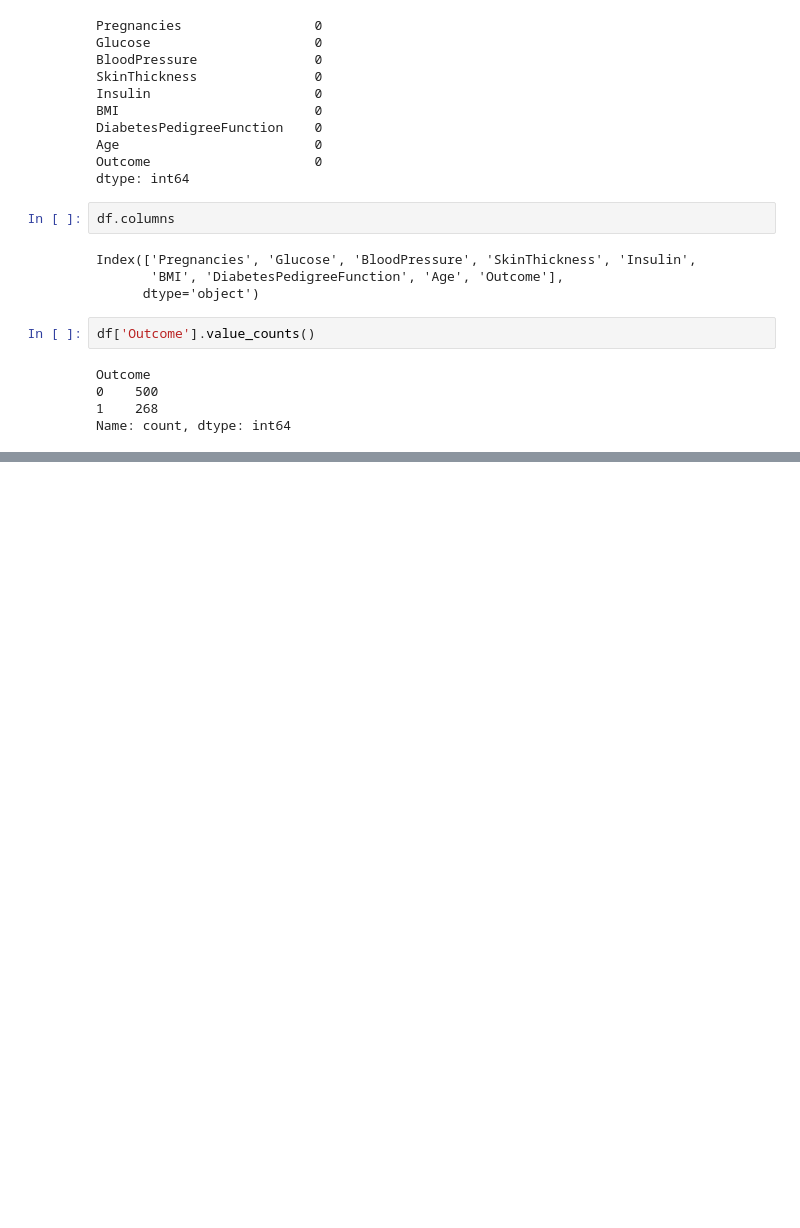
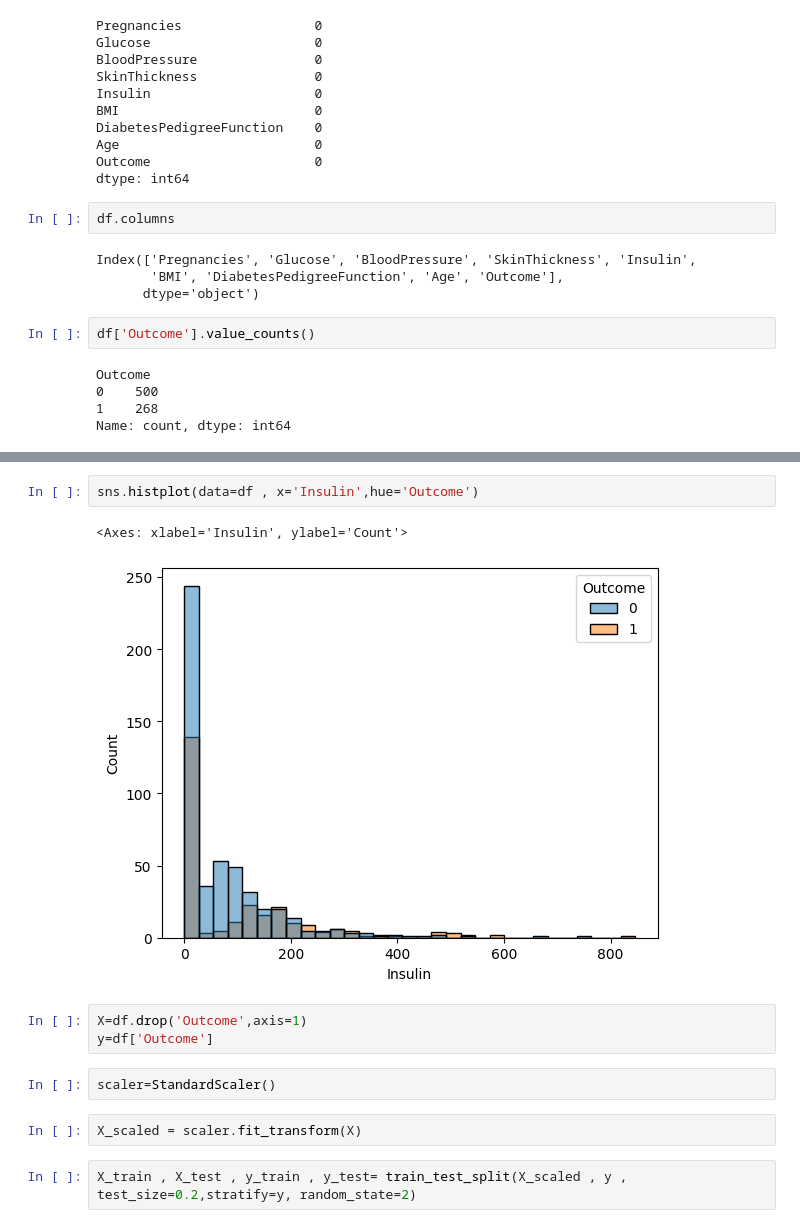
Before and after one commit to farhann-saleem/diabetes-prediction, a Jupyter notebook: pred.ipynb, the cells around one changed output, grey strips where cells are left out. Cells and saved outputs as stored; diff of their text form; blank space fills up the shorter version.

```diff
--- a/pred.ipynb
+++ b/pred.ipynb
@@ -93,3 +95,17 @@ df.groupby('Outcome').mean()
 | Outcome |  |  |  |  |  |  |  |  |
 | 0 | 3.298000 | 109.980000 | 68.184000 | 19.664000 | 68.792000 | 30.304200 | 0.429734 | 31.190000 |
 | 1 | 4.865672 | 141.257463 | 70.824627 | 22.164179 | 100.335821 | 35.142537 | 0.550500 | 37.067164 |
+# %%
+sns.histplot(data=df , x='Insulin',hue='Outcome')
+# %% [output]
+<Axes: xlabel='Insulin', ylabel='Count'>
+[figure, added]
+# %%
+X=df.drop('Outcome',axis=1)
+y=df['Outcome']
+# %%
+scaler=StandardScaler()
+# %%
+X_scaled = scaler.fit_transform(X)
+# %%
+X_train , X_test , y_train , y_test= train_test_split(X_scaled , y , test_size=0.2,stratify=y, random_state=2)
```
Also changed, not shown: parts of 4 cells of this notebook.
